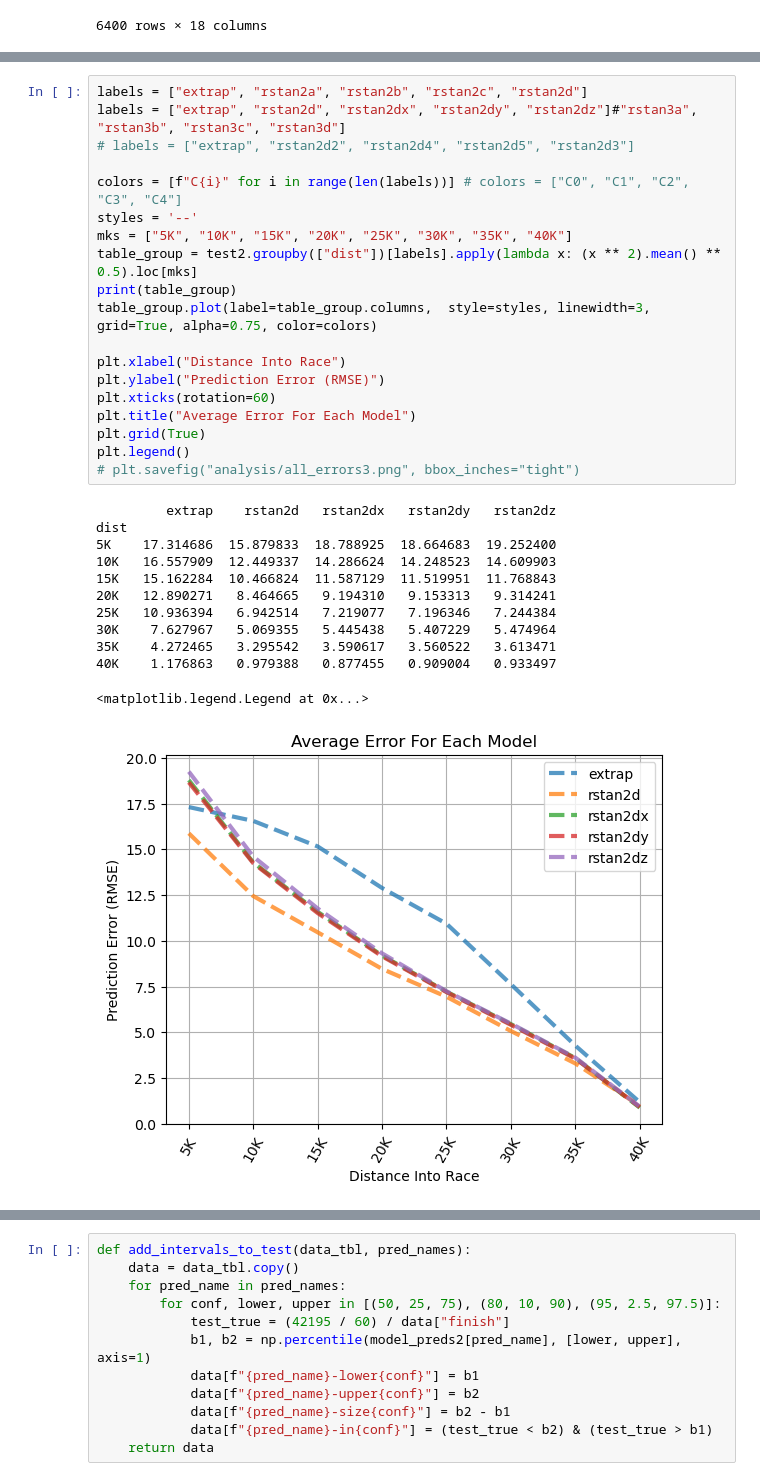
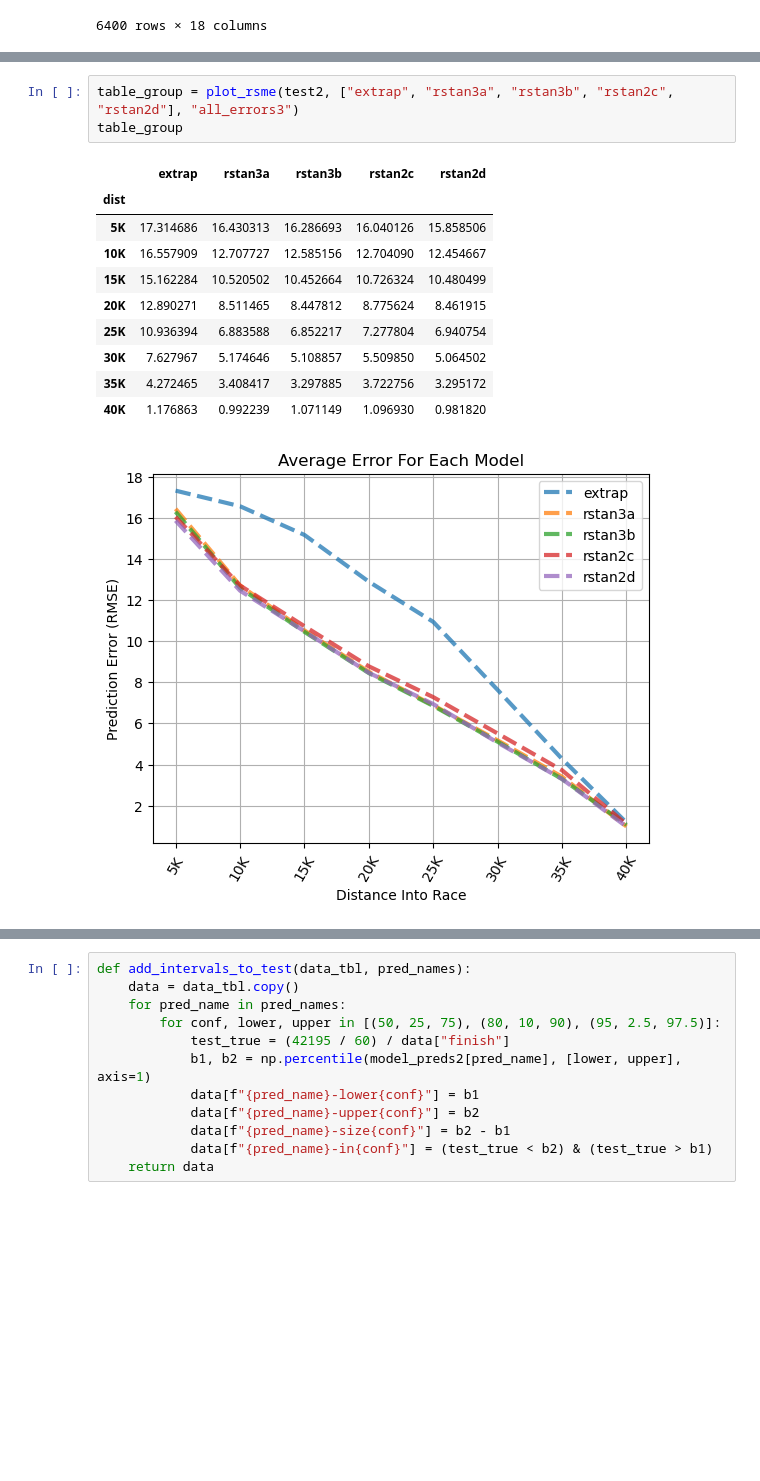
Before and after one commit to eaegerber/Marathon_Predictor, a Jupyter notebook: compare.ipynb, the cells around one changed output, grey strips where cells are left out. Saved outputs shown, nothing was run; the diff lists cells and outputs as text; blank space fills up the shorter version.

```diff
--- a/compare.ipynb
+++ b/compare.ipynb
@@ -119,33 +96,16 @@ plt.legend()
-# %%
-labels = ["extrap", "rstan2a", "rstan2b", "rstan2c", "rstan2d"]
-labels = ["extrap", "rstan2d", "rstan2dx", "rstan2dy", "rstan2dz"]#"rstan3a", "rstan3b", "rstan3c", "rstan3d"]
-# labels = ["extrap", "rstan2d2", "rstan2d4", "rstan2d5", "rstan2d3"]
-
-colors = [f"C{i}" for i in range(len(labels))] # colors = ["C0", "C1", "C2", "C3", "C4"]
-styles = '--'
-mks = ["5K", "10K", "15K", "20K", "25K", "30K", "35K", "40K"]
-table_group = test2.groupby(["dist"])[labels].apply(lambda x: (x ** 2).mean() ** 0.5).loc[mks]
-print(table_group)
-table_group.plot(label=table_group.columns,  style=styles, linewidth=3, grid=True, alpha=0.75, color=colors)
-
-plt.xlabel("Distance Into Race")
-plt.ylabel("Prediction Error (RMSE)")
-plt.xticks(rotation=60)
-plt.title("Average Error For Each Model")
-plt.grid(True)
-plt.legend()
-# plt.savefig("analysis/all_errors3.png", bbox_inches="tight")
-# %% [output]
-         extrap    rstan2d   rstan2dx   rstan2dy   rstan2dz
-dist
-5K    17.314686  15.879833  18.788925  18.664683  19.252400
-10K   16.557909  12.449337  14.286624  14.248523  14.609903
-15K   15.162284  10.466824  11.587129  11.519951  11.768843
-20K   12.890271   8.464665   9.194310   9.153313   9.314241
-25K   10.936394   6.942514   7.219077   7.196346   7.244384
-30K    7.627967   5.069355   5.445438   5.407229   5.474964
-35K    4.272465   3.295542   3.590617   3.560522   3.613471
-40K    1.176863   0.979388   0.877455   0.909004   0.933497
-<matplotlib.legend.Legend at 0x...>
-[figure, removed]
+# %%
+table_group = plot_rsme(test2, ["extrap", "rstan3a", "rstan3b", "rstan2c", "rstan2d"], "all_errors3")
+table_group
+# %% [output]
+|  | extrap | rstan3a | rstan3b | rstan2c | rstan2d |
+| dist |  |  |  |  |  |
+| 5K | 17.314686 | 16.430313 | 16.286693 | 16.040126 | 15.858506 |
+| 10K | 16.557909 | 12.707727 | 12.585156 | 12.704090 | 12.454667 |
+| 15K | 15.162284 | 10.520502 | 10.452664 | 10.726324 | 10.480499 |
+| 20K | 12.890271 | 8.511465 | 8.447812 | 8.775624 | 8.461915 |
+| 25K | 10.936394 | 6.883588 | 6.852217 | 7.277804 | 6.940754 |
+| 30K | 7.627967 | 5.174646 | 5.108857 | 5.509850 | 5.064502 |
+| 35K | 4.272465 | 3.408417 | 3.297885 | 3.722756 | 3.295172 |
+| 40K | 1.176863 | 0.992239 | 1.071149 | 1.096930 | 0.981820 |
+[figure, added]
 # %%
```
Also changed, not shown: parts of 12 cells of this notebook, 11 other files.
